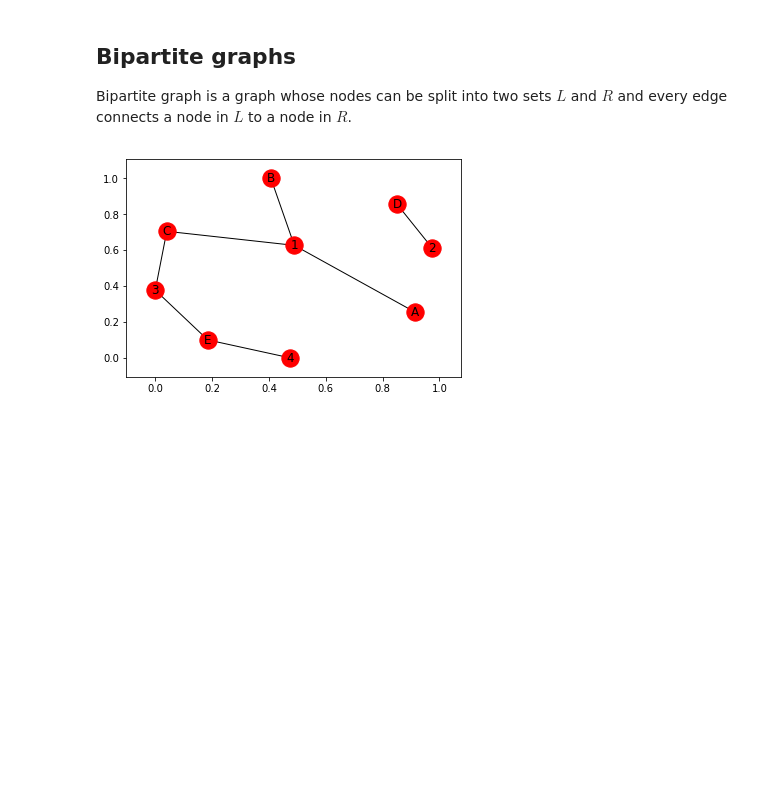
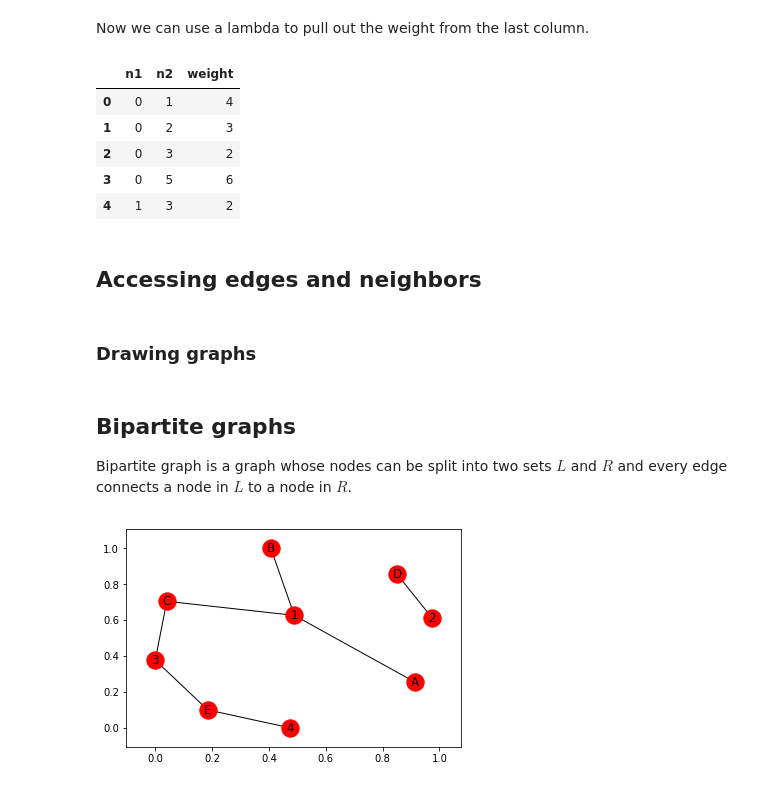
Before and after one commit to mujahed85/data-science-and-machine-learning-in-python, a Jupyter notebook: networkx/networkx.ipynb, the cells around one changed output. Cells and saved outputs as stored; diff of their text form; code cells hidden in the pictures; blank space fills up the shorter version.

```diff
--- a/networkx/networkx.ipynb
+++ b/networkx/networkx.ipynb
@@ -7,3 +157,19 @@ from networkx.algorithms import bipartite
+# %% [markdown]
+Now we can use a lambda to pull out the weight from the last column.
+# %%
+df['weight'] = df['weight'].map(lambda x: x['weight'])
+df.head()
+# %% [output]
+|  | n1 | n2 | weight |
+| 0 | 0 | 1 | 4 |
+| 1 | 0 | 2 | 3 |
+| 2 | 0 | 3 | 2 |
+| 3 | 0 | 5 | 6 |
+| 4 | 1 | 3 | 2 |
+# %% [markdown]
+## Accessing edges and neighbors
+# %% [markdown]
+### Drawing graphs
 # %% [markdown]
 ## Bipartite graphs
 
```
Also changed, not shown: parts of 18 cells of this notebook, 2 other files.
